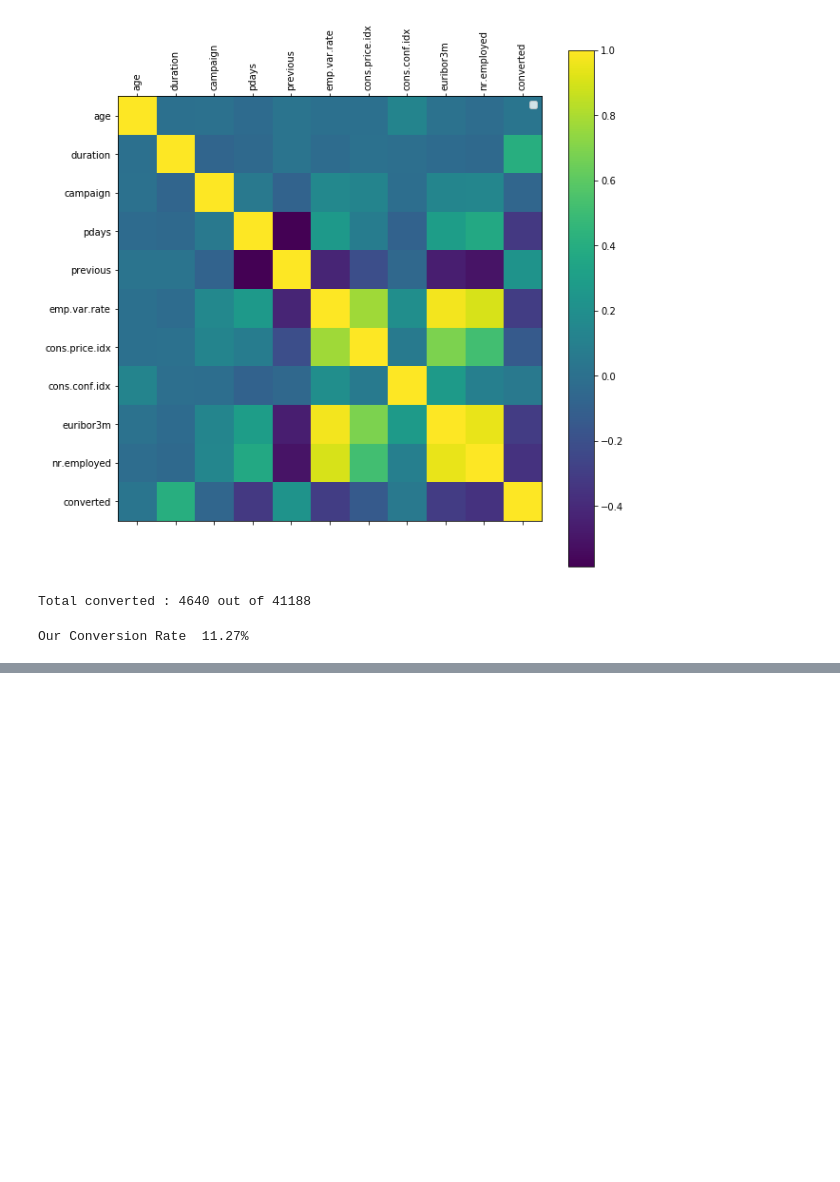
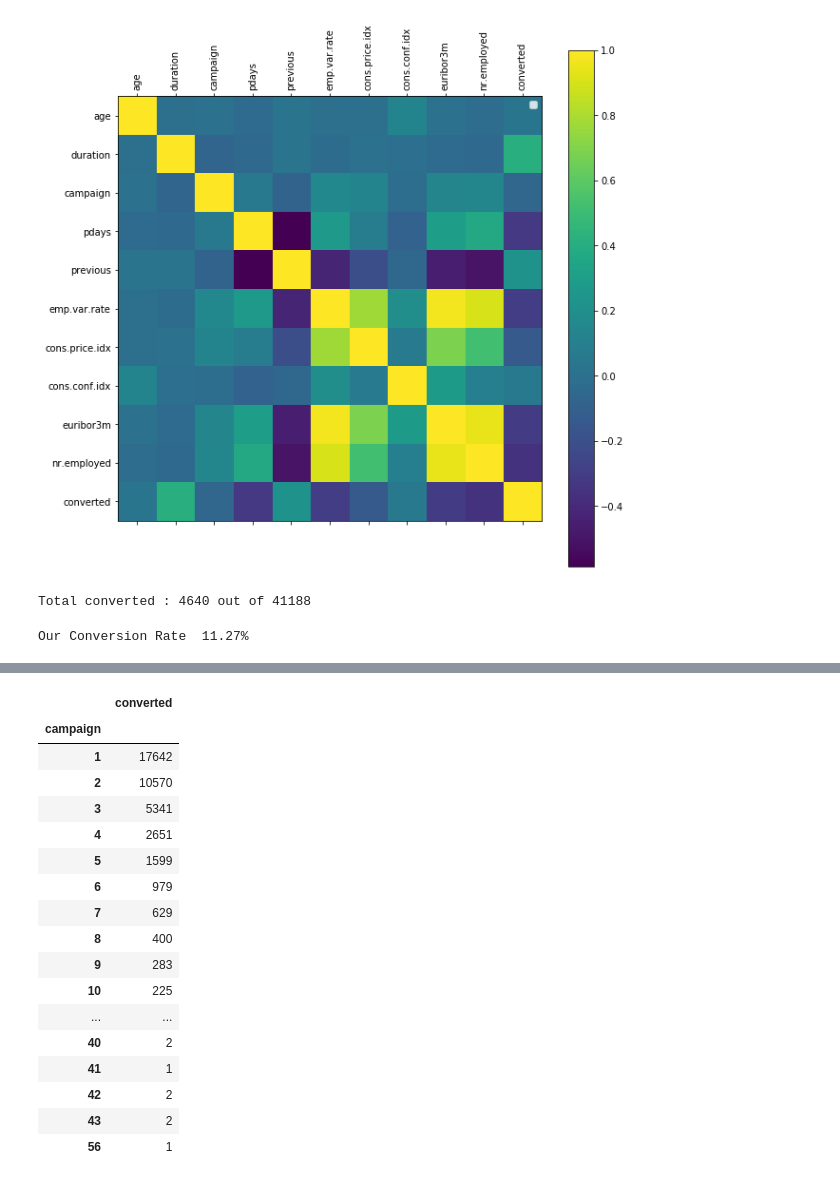
Before and after one commit to AvinashTiwari/Artifical-intelligence-2, a Jupyter notebook: 1_DataScience_20_Case_Studies/8_Market_Conversion_Rate/MarketingConversion.ipynb, the cells around one changed output, grey strips where cells are left out. Cells and saved outputs as stored; diff of their text form; code cells hidden in the pictures; blank space fills up the shorter version.

```diff
--- a/1_DataScience_20_Case_Studies/8_Market_Conversion_Rate/MarketingConversion.ipynb
+++ b/1_DataScience_20_Case_Studies/8_Market_Conversion_Rate/MarketingConversion.ipynb
@@ -109,0 +131,21 @@ Our Conversion Rate  11.27%
+# %%
+pd.DataFrame(bank.groupby(by="campaign")['converted'].count())
+# %% [output]
+|  | converted |
+| campaign |  |
+| 1 | 17642 |
+| 2 | 10570 |
+| 3 | 5341 |
+| 4 | 2651 |
+| 5 | 1599 |
+| 6 | 979 |
+| 7 | 629 |
+| 8 | 400 |
+| 9 | 283 |
+| 10 | 225 |
+| ... | ... |
+| 40 | 2 |
+| 41 | 1 |
+| 42 | 2 |
+| 43 | 2 |
+| 56 | 1 |
```
Also changed, not shown: parts of 4 cells of this notebook.
